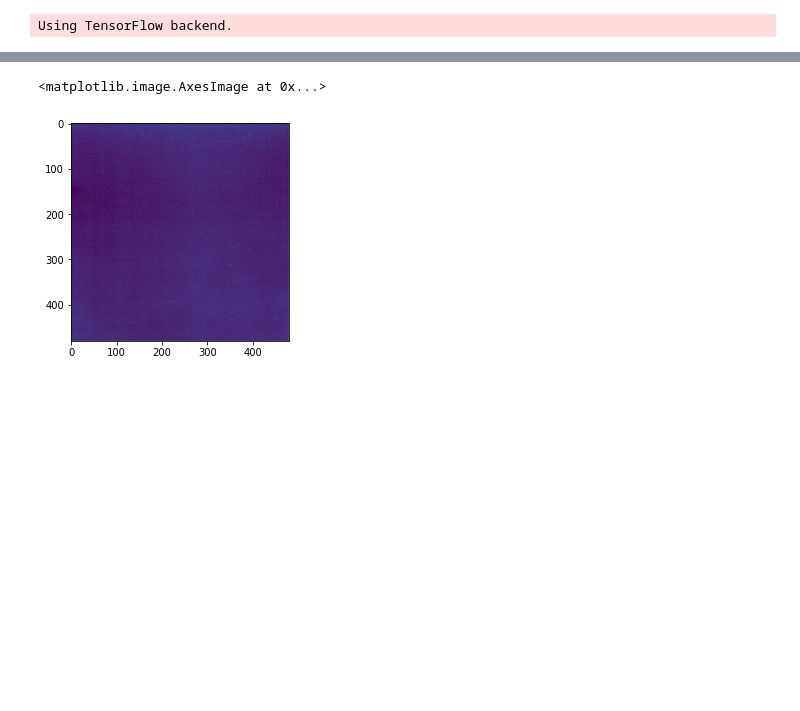
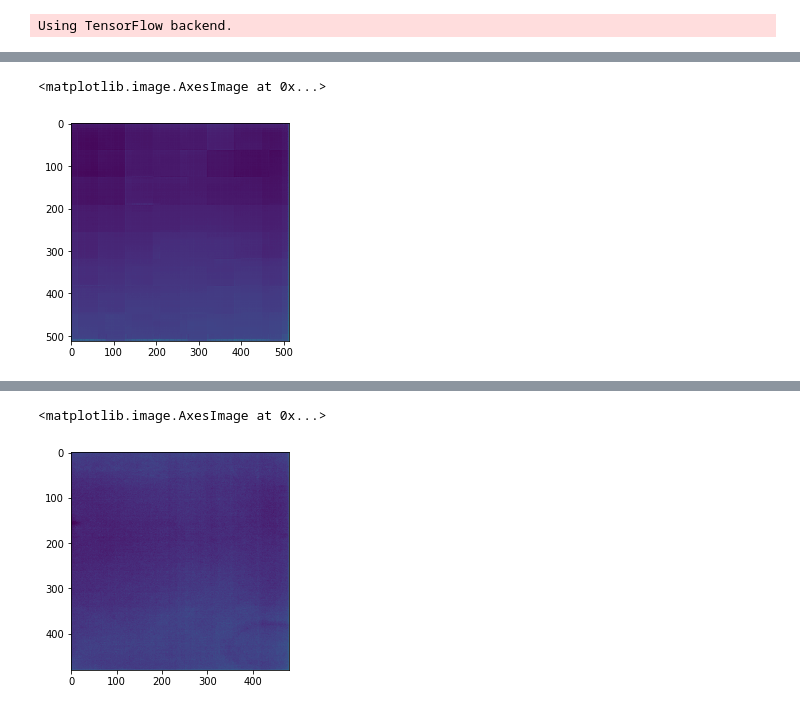
Before and after one commit to jm00020/mura, a Jupyter notebook: test_model.ipynb, the cells around one changed output, grey strips where cells are left out. Drawn from its saved outputs; the diff is of its cells as text; code cells hidden in the pictures; blank space fills up the shorter version.

```diff
--- a/test_model.ipynb
+++ b/test_model.ipynb
@@ -32,0 +40,17 @@ test_input = np.reshape(test_input,(-1,480,480,1))
+# %%
+mura_decoder = load_model('mura_decoder.h5')
+normal_decoder = load_model('normal_decoder.h5')
+# %%
+# make mura
+new_m = np.random.normal(8, 1, (500,1))
+new_v = np.random.normal(77, 4, (500,1))
+new_variable = np.hstack((new_m, new_v))
+new_variable = np.reshape(new_variable, (500,1,2))
+
+test_input = mura_decoder.predict(new_variable)
+
+img = np.reshape(test_input[0],(512,512))
+plt.imshow(img)
+# %% [output]
+<matplotlib.image.AxesImage at 0x...>
+[figure, added]
```
Also changed, not shown: parts of 45 cells of this notebook, 12 other files.
